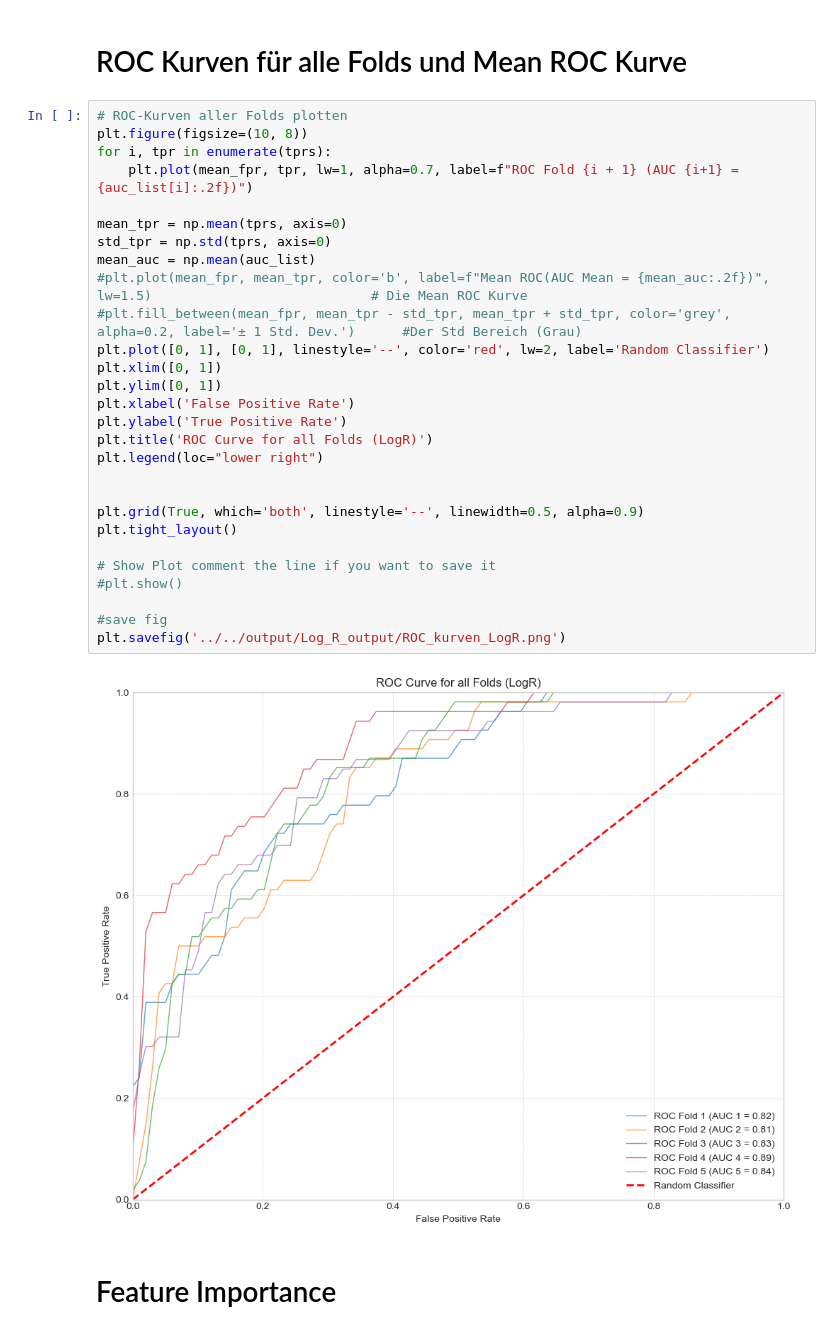
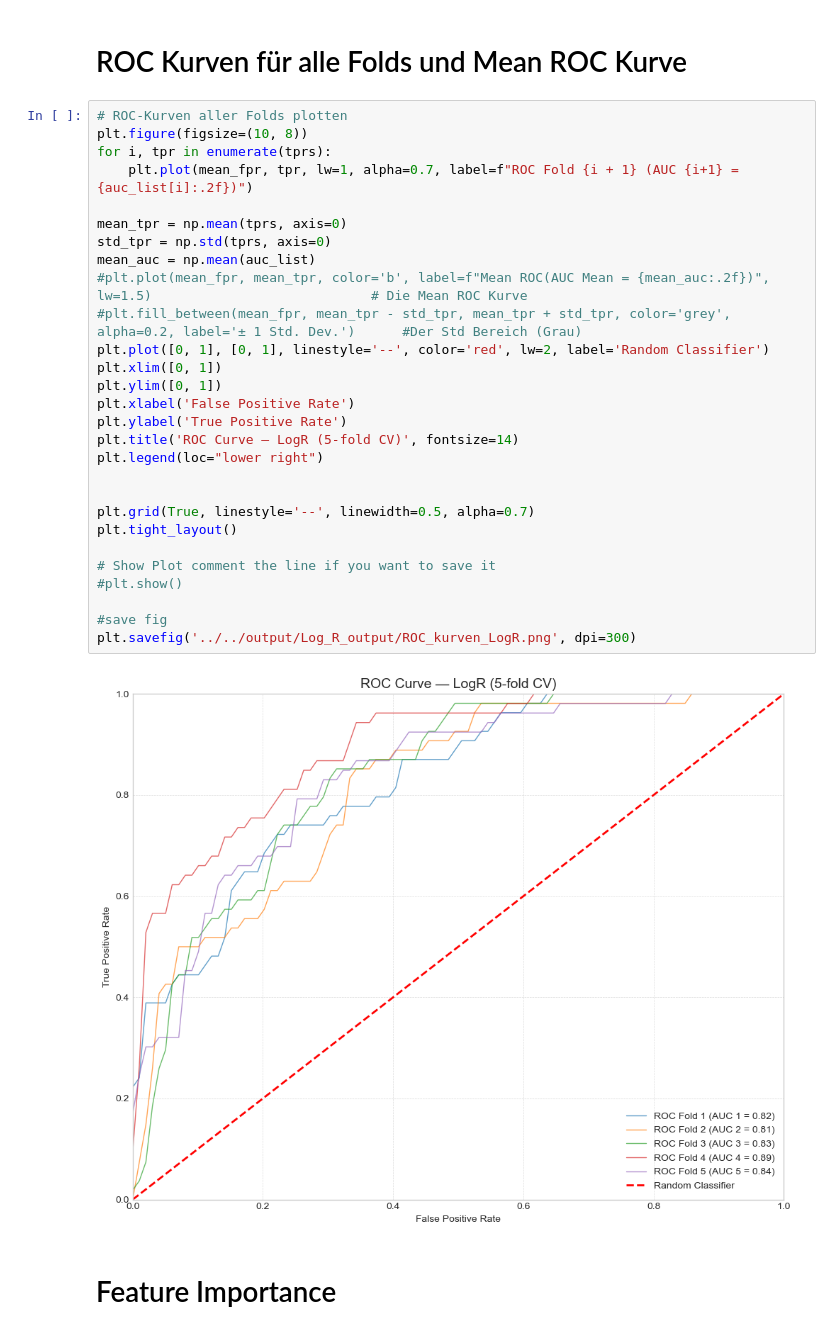
Before and after one commit to mettlrob/FoDS-Diabetes-Diagnosis, a Jupyter notebook: ML_Models/log_reg/log_reg.ipynb, the cells around one changed output. Saved outputs shown, nothing was run; the diff lists cells and outputs as text.

Commit message:
Outputs Normalisiert

```diff
--- a/ML_Models/log_reg/log_reg.ipynb
+++ b/ML_Models/log_reg/log_reg.ipynb
@@ -260,33 +260,33 @@ plt.show()
 # %%
 # ROC-Kurven aller Folds plotten
 plt.figure(figsize=(10, 8))
 for i, tpr in enumerate(tprs):
     plt.plot(mean_fpr, tpr, lw=1, alpha=0.7, label=f"ROC Fold {i + 1} (AUC {i+1} = {auc_list[i]:.2f})")
 
 mean_tpr = np.mean(tprs, axis=0)
 std_tpr = np.std(tprs, axis=0)
 mean_auc = np.mean(auc_list)
 #plt.plot(mean_fpr, mean_tpr, color='b', label=f"Mean ROC(AUC Mean = {mean_auc:.2f})", lw=1.5)                            # Die Mean ROC Kurve
 #plt.fill_between(mean_fpr, mean_tpr - std_tpr, mean_tpr + std_tpr, color='grey', alpha=0.2, label='± 1 Std. Dev.')      #Der Std Bereich (Grau)
 plt.plot([0, 1], [0, 1], linestyle='--', color='red', lw=2, label='Random Classifier')
 plt.xlim([0, 1])
 plt.ylim([0, 1])
 plt.xlabel('False Positive Rate')
 plt.ylabel('True Positive Rate')
-plt.title('ROC Curve for all Folds (LogR)')
+plt.title('ROC Curve — LogR (5-fold CV)', fontsize=14)
 plt.legend(loc="lower right")
 
 
-plt.grid(True, which='both', linestyle='--', linewidth=0.5, alpha=0.9)
+plt.grid(True, linestyle='--', linewidth=0.5, alpha=0.7)
 plt.tight_layout()
 
 # Show Plot comment the line if you want to save it
 #plt.show()
 
 #save fig
-plt.savefig('../../output/Log_R_output/ROC_kurven_LogR.png')
+plt.savefig('../../output/Log_R_output/ROC_kurven_LogR.png', dpi=300)
 # %% [output]
-[figure, old version]
+[figure, new version]
 # %% [markdown]
 # Feature Importance
 # %%
```
Also changed, not shown: parts of 2 cells of this notebook, 3 other files.
